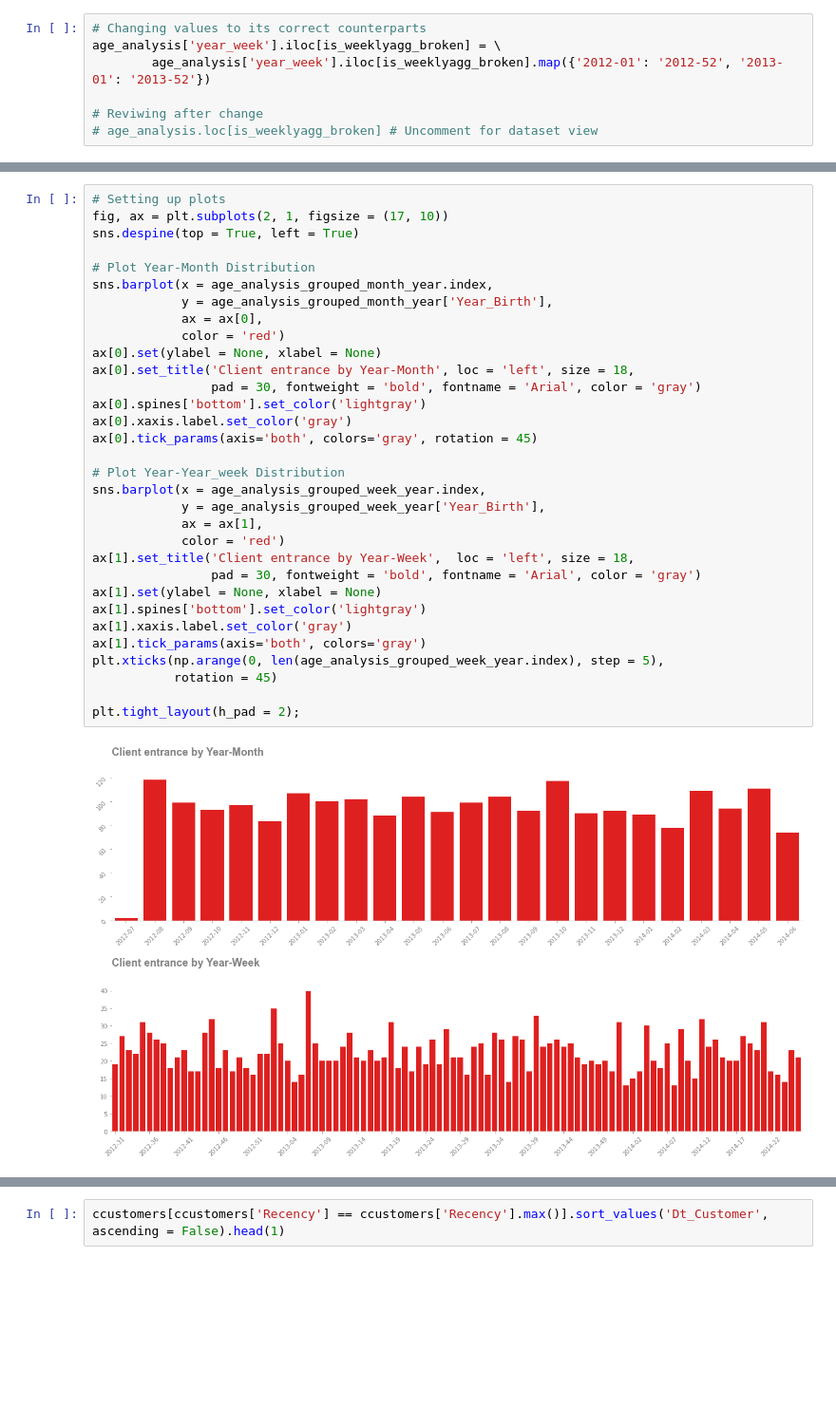
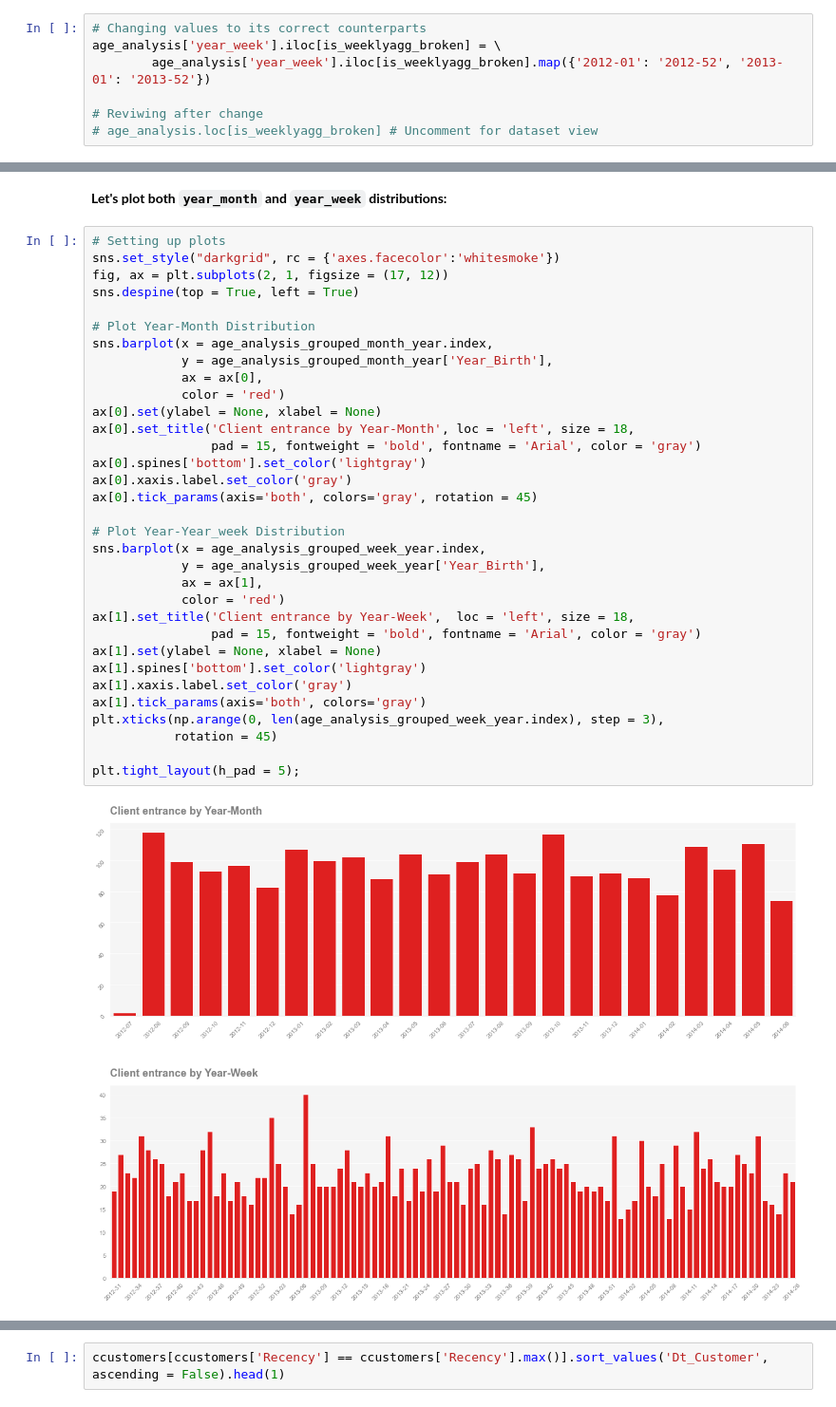
Before and after one commit to renanfmoises/consumer-behavior-analytics, a Jupyter notebook: notebooks/02. Consumer Behavior Analytics - Data Analysis.ipynb, the cells around one changed output, grey strips where cells are left out. Shown at 95% size. Drawn from its saved outputs; the diff is of its cells as text; blank space fills up the shorter version.

```diff
--- a/notebooks/02. Consumer Behavior Analytics - Data Analysis.ipynb
+++ b/notebooks/02. Consumer Behavior Analytics - Data Analysis.ipynb
@@ -333,34 +331,37 @@ age_analysis_grouped_week_year = age_analysis.groupby(by = 'year_week').count()
+# %% [markdown]
+**Let's plot both `year_month` and `year_week` distributions:**
 # %%
 # Setting up plots
-fig, ax = plt.subplots(2, 1, figsize = (17, 10))
+sns.set_style("darkgrid", rc = {'axes.facecolor':'whitesmoke'})
+fig, ax = plt.subplots(2, 1, figsize = (17, 12))
 sns.despine(top = True, left = True)
 
 # Plot Year-Month Distribution
 sns.barplot(x = age_analysis_grouped_month_year.index,
             y = age_analysis_grouped_month_year['Year_Birth'],
             ax = ax[0],
             color = 'red')
 ax[0].set(ylabel = None, xlabel = None)
 ax[0].set_title('Client entrance by Year-Month', loc = 'left', size = 18,
-                pad = 30, fontweight = 'bold', fontname = 'Arial', color = 'gray')
+                pad = 15, fontweight = 'bold', fontname = 'Arial', color = 'gray')
 ax[0].spines['bottom'].set_color('lightgray')
 ax[0].xaxis.label.set_color('gray')
 ax[0].tick_params(axis='both', colors='gray', rotation = 45)
 
 # Plot Year-Year_week Distribution
 sns.barplot(x = age_analysis_grouped_week_year.index,
             y = age_analysis_grouped_week_year['Year_Birth'],
             ax = ax[1],
             color = 'red')
 ax[1].set_title('Client entrance by Year-Week',  loc = 'left', size = 18,
-                pad = 30, fontweight = 'bold', fontname = 'Arial', color = 'gray')
+                pad = 15, fontweight = 'bold', fontname = 'Arial', color = 'gray')
 ax[1].set(ylabel = None, xlabel = None)
 ax[1].spines['bottom'].set_color('lightgray')
 ax[1].xaxis.label.set_color('gray')
 ax[1].tick_params(axis='both', colors='gray')
-plt.xticks(np.arange(0, len(age_analysis_grouped_week_year.index), step = 5),
+plt.xticks(np.arange(0, len(age_analysis_grouped_week_year.index), step = 3),
            rotation = 45)
 
-plt.tight_layout(h_pad = 2);
+plt.tight_layout(h_pad = 5);
 # %% [output]
-[figure, old version]
+[figure, new version]
```
Also changed, not shown: parts of 65 cells of this notebook.
